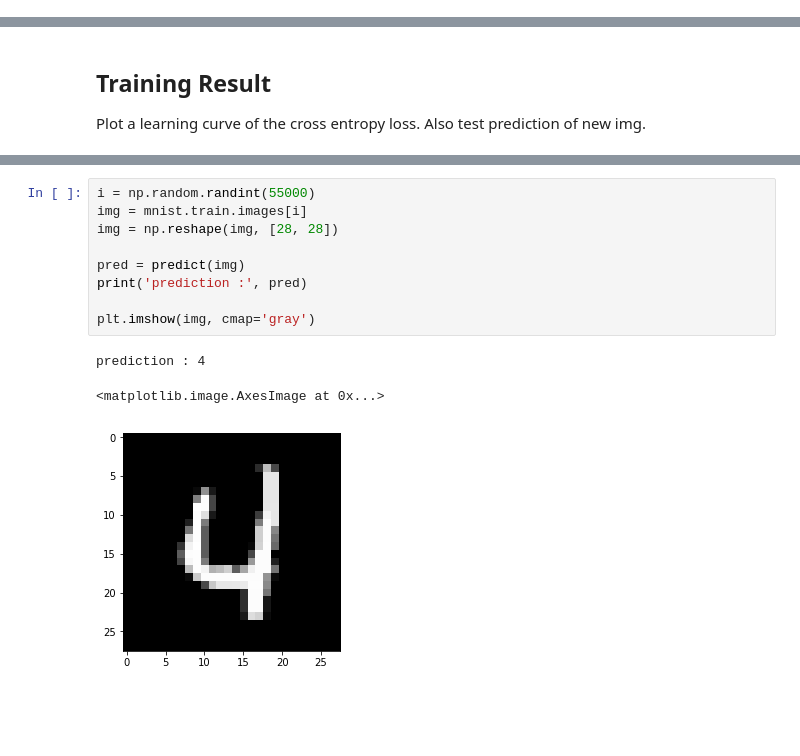
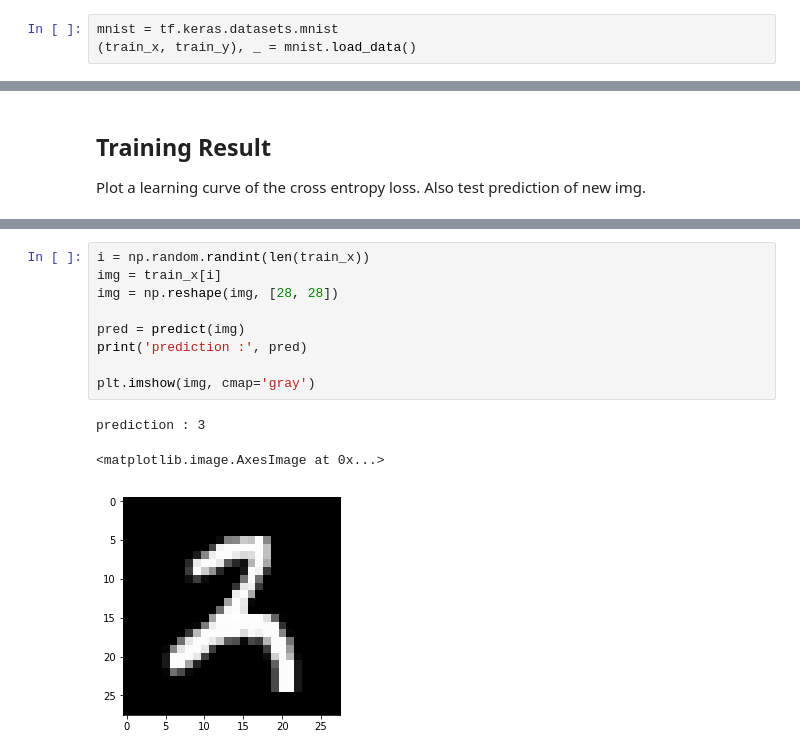
Before and after one commit to revsic/numpy-rnn, a Jupyter notebook: LSTM_numpy.ipynb, the cells around one changed output, grey strips where cells are left out. Cells and saved outputs as stored; diff of their text form; blank space fills up the shorter version.

```diff
--- a/LSTM_numpy.ipynb
+++ b/LSTM_numpy.ipynb
@@ -26,0 +29,3 @@ PLOT_ITER = ITER_NUM // 200
+# %%
+mnist = tf.keras.datasets.mnist
+(train_x, train_y), _ = mnist.load_data()
@@ -251,13 +262,13 @@ plt.plot(errors)
 # %%
-i = np.random.randint(55000)
-img = mnist.train.images[i]
+i = np.random.randint(len(train_x))
+img = train_x[i]
 img = np.reshape(img, [28, 28])
 
 pred = predict(img)
 print('prediction :', pred)
 
 plt.imshow(img, cmap='gray')
 # %% [output]
-prediction : 4
+prediction : 3
 <matplotlib.image.AxesImage at 0x...>
-[figure, old version]
+[figure, new version]
```
Also changed, not shown: parts of 7 cells of this notebook, 2 other files.
